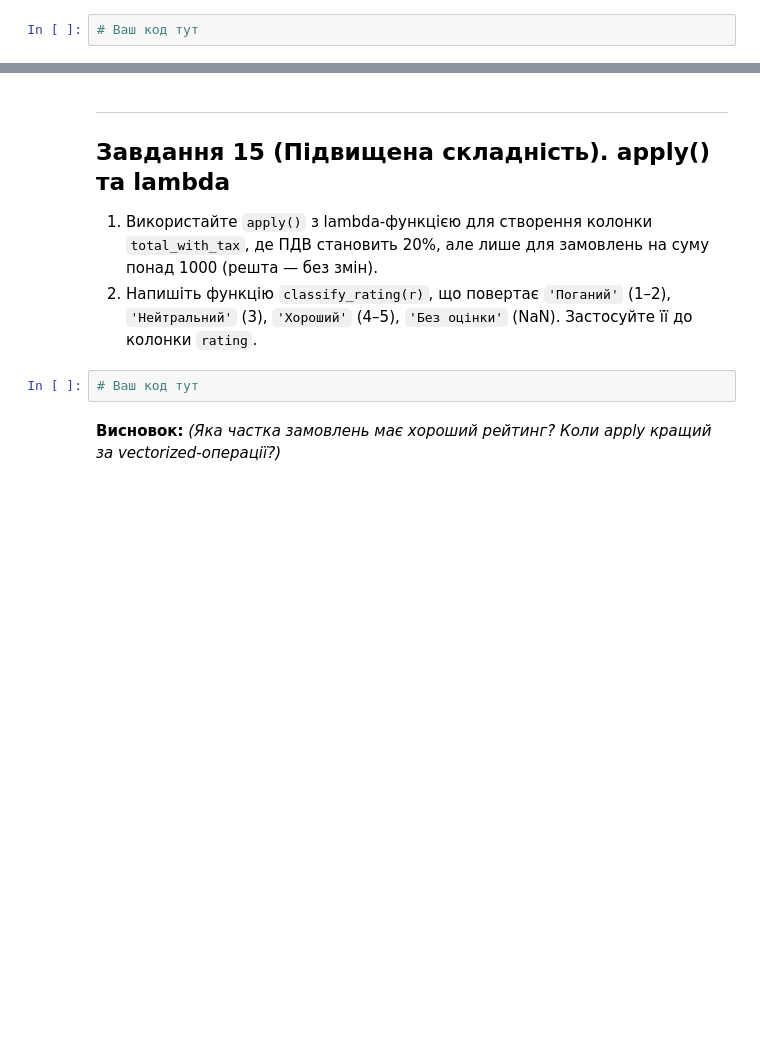
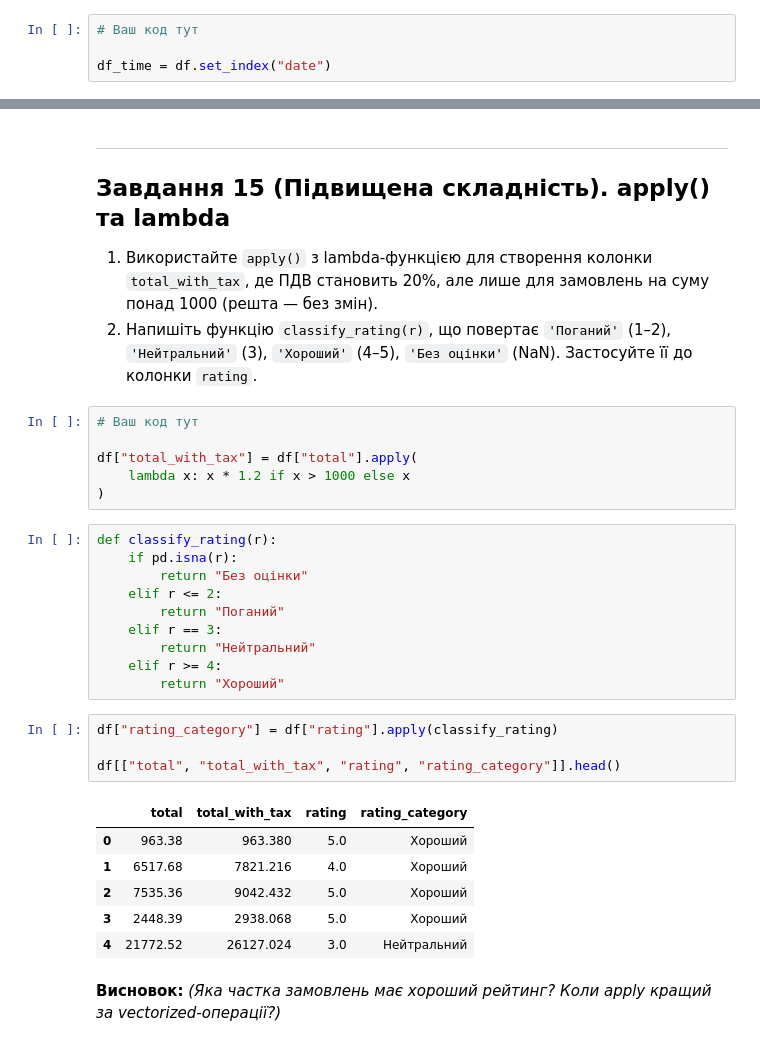
Before and after one commit to Wilson1994/DTA-2026, a Jupyter notebook: homework/pandas_tasks_beginners_DTA.ipynb, the cells around one changed output, grey strips where cells are left out. Cells and saved outputs as stored; diff of their text form; blank space fills up the shorter version.

```diff
--- a/homework/pandas_tasks_beginners_DTA.ipynb
+++ b/homework/pandas_tasks_beginners_DTA.ipynb
@@ -440,3 +527,5 @@ df[["date", "price", "total", "discount_total", "price_category", "month"]].head
 4. Поверніть звичайний числовий індекс (`reset_index()`).
 # %%
 # Ваш код тут
+
+df_time = df.set_index("date")
@@ -459,7 +600,32 @@ df[["date", "price", "total", "discount_total", "price_category", "month"]].head
 
 1. Використайте `apply()` з lambda-функцією для створення колонки `total_with_tax`, де ПДВ становить 20%, але лише для замовлень на суму понад 1000 (решта — без змін).
 2. Напишіть функцію `classify_rating(r)`, що повертає `'Поганий'` (1–2), `'Нейтральний'` (3), `'Хороший'` (4–5), `'Без оцінки'` (NaN). Застосуйте її до колонки `rating`.
-# %%
-# Ваш код тут
+# %%
+# Ваш код тут
+
+df["total_with_tax"] = df["total"].apply(
+    lambda x: x * 1.2 if x > 1000 else x
+)
+# %%
+def classify_rating(r):
+    if pd.isna(r):
+        return "Без оцінки"
+    elif r <= 2:
+        return "Поганий"
+    elif r == 3:
+        return "Нейтральний"
+    elif r >= 4:
+        return "Хороший"
+# %%
+df["rating_category"] = df["rating"].apply(classify_rating)
+
+df[["total", "total_with_tax", "rating", "rating_category"]].head()
+# %% [output]
+|  | total | total_with_tax | rating | rating_category |
+| 0 | 963.38 | 963.380 | 5.0 | Хороший |
+| 1 | 6517.68 | 7821.216 | 4.0 | Хороший |
+| 2 | 7535.36 | 9042.432 | 5.0 | Хороший |
+| 3 | 2448.39 | 2938.068 | 5.0 | Хороший |
+| 4 | 21772.52 | 26127.024 | 3.0 | Нейтральний |
 # %% [markdown]
 **Висновок:** *(Яка частка замовлень має хороший рейтинг? Коли apply кращий за vectorized-операції?)*
```
Also changed, not shown: parts of 42 cells of this notebook.
